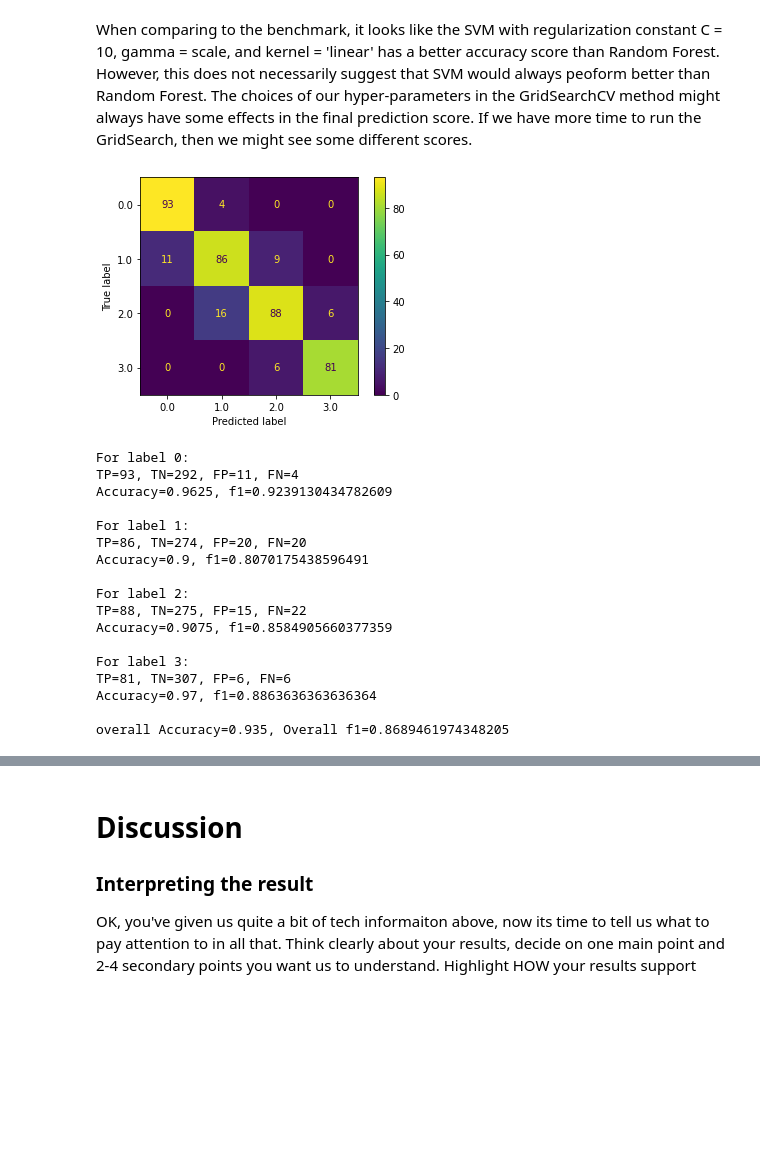
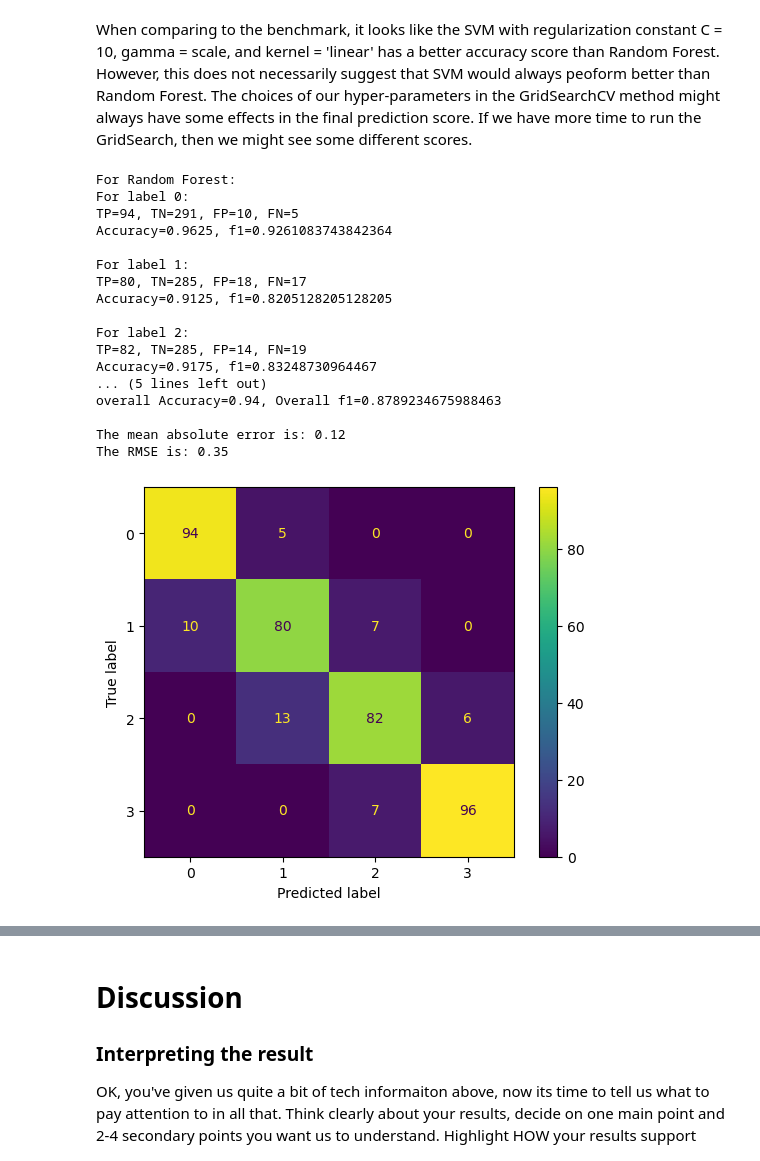
Before and after one commit to COGS118A/Group001-SP23, a Jupyter notebook: FinalProject_Group001-SP23.ipynb, the cells around one changed output, grey strips where cells are left out. Cells and saved outputs as stored; diff of their text form; code cells hidden in the pictures; blank space fills up the shorter version.

Commit message:
update evaluation metrics again

```diff
--- a/FinalProject_Group001-SP23.ipynb
+++ b/FinalProject_Group001-SP23.ipynb
@@ -407,51 +407,58 @@ Accuracy: 0.965
 # %% [markdown]
 When comparing to the benchmark, it looks like the SVM with regularization constant C = 10, gamma = scale, and kernel = 'linear' has a better accuracy score than Random Forest. However, this does not necessarily suggest that SVM would always peoform better than Random Forest. The choices of our hyper-parameters in the GridSearchCV method might always have some effects in the final prediction score. If we have more time to run the GridSearch, then we might see some different scores.
 # %%
+## evaluation for Random Forest
+print('For Random Forest:')
+
 predictions = best_model_transformed.predict(X_test_transformed)
 cm = confusion_matrix(y_test, predictions)
 disp = ConfusionMatrixDisplay(confusion_matrix=cm)
 
 # To display the confusion matrix
 disp.plot()
 
-cm = disp.confusion_matrix  # This is how you can access the confusion matrix
 def calculate_metrics(cm):
     FP = cm.sum(axis=0) - np.diag(cm)
     FN = cm.sum(axis=1) - np.diag(cm)
     TP = np.diag(cm)
     TN = cm.sum() - (FP + FN + TP)
     recall = TP / (TP + FN)
     specificity = TN / (TN + FP)
     accuracy = (TP + TN) / (TP + TN + FP + FN)
     precision = TP / (TP + FP)
     f1 =  (2 * precision * recall) / (precision + recall)
 
     return TP, TN, FP, FN, accuracy, f1
 
 TP, TN, FP, FN, accuracy, f1 = calculate_metrics(cm)
 
 # Adjust according to the number of classes
 for i in range(4):
     print(f'For label {i}:')
     print(f'TP={TP[i]}, TN={TN[i]}, FP={FP[i]}, FN={FN[i]}')
     print(f'Accuracy={accuracy[i]}, f1={f1[i]}\n')
 print(f'overall Accuracy={(accuracy.sum()/len(accuracy))}, Overall f1={f1.sum()/len(f1)}\n')
+
+mae = mean_absolute_error(y_test,predictions)
+print("The mean absolute error is: {:.2f}".format(mae))
+rmse = mean_squared_error(y_test, predictions, squared=False)
+print("The RMSE is: {:.2f}".format(rmse))
 # %% [output]
+For Random Forest:
+For label 0:
+TP=94, TN=291, FP=10, FN=5
+Accuracy=0.9625, f1=0.9261083743842364
+
+For label 1:
+TP=80, TN=285, FP=18, FN=17
+Accuracy=0.9125, f1=0.8205128205128205
+
+For label 2:
+TP=82, TN=285, FP=14, FN=19
+Accuracy=0.9175, f1=0.83248730964467
+... (5 lines left out)
+overall Accuracy=0.94, Overall f1=0.8789234675988463
+
+The mean absolute error is: 0.12
+The RMSE is: 0.35
-[figure, old version]
+[figure, new version]
-For label 0:
-TP=93, TN=292, FP=11, FN=4
-Accuracy=0.9625, f1=0.9239130434782609
-
-For label 1:
-TP=86, TN=274, FP=20, FN=20
-Accuracy=0.9, f1=0.8070175438596491
-
-For label 2:
-TP=88, TN=275, FP=15, FN=22
-Accuracy=0.9075, f1=0.8584905660377359
-
-For label 3:
-TP=81, TN=307, FP=6, FN=6
-Accuracy=0.97, f1=0.8863636363636364
-
-overall Accuracy=0.935, Overall f1=0.8689461974348205
```
Also changed, not shown: parts of 10 cells of this notebook.
